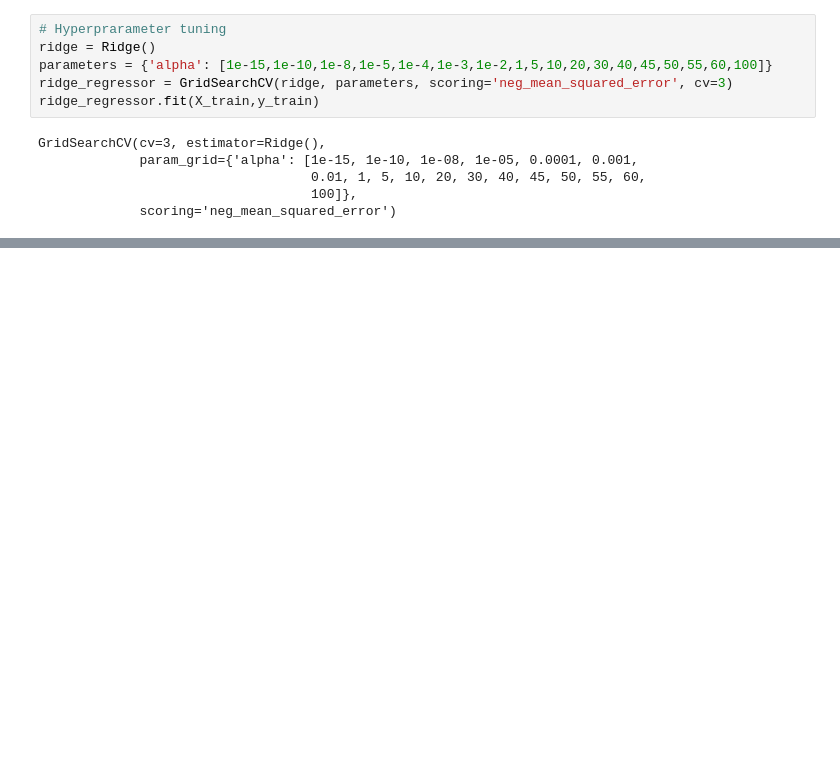
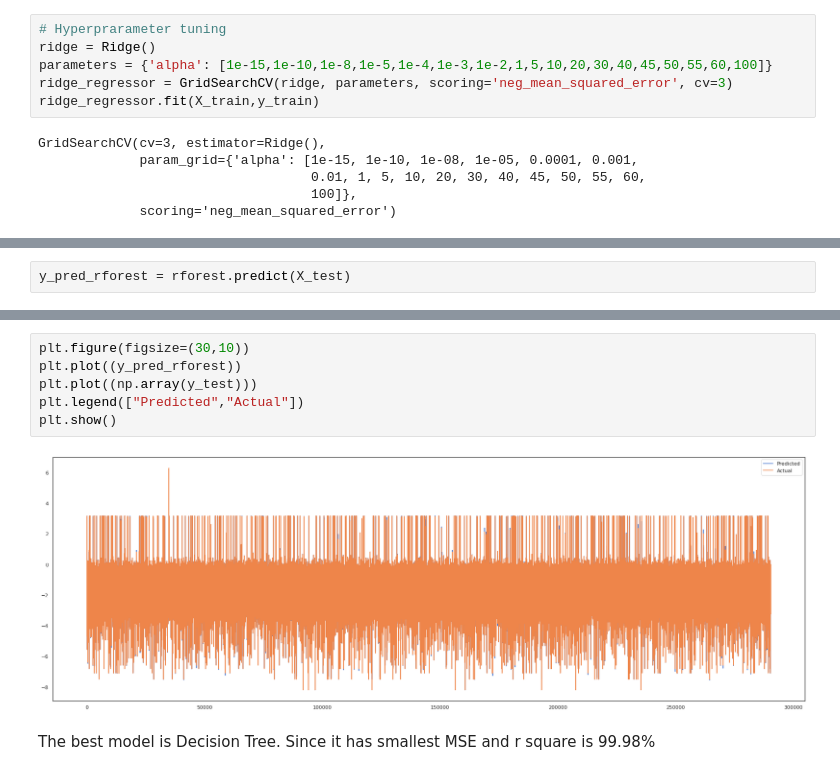
Before and after one commit to kiran2424/NYC-Taxi-Trip-Time-Prediction, a Jupyter notebook: NYC_Taxi_Trip_Time_Prediction_Capstone_Project.ipynb, the cells around one changed output, grey strips where cells are left out. Cells and saved outputs as stored; diff of their text form; blank space fills up the shorter version.

```diff
--- a/NYC_Taxi_Trip_Time_Prediction_Capstone_Project.ipynb
+++ b/NYC_Taxi_Trip_Time_Prediction_Capstone_Project.ipynb
@@ -977,0 +1021,2 @@ plt.show()
+# %%
+y_pred_rforest = rforest.predict(X_test)
@@ -977,0 +1038,10 @@ plt.show()
+# %%
+plt.figure(figsize=(30,10))
+plt.plot((y_pred_rforest))
+plt.plot((np.array(y_test)))
+plt.legend(["Predicted","Actual"])
+plt.show()
+# %% [output]
+[figure, added]
+# %% [markdown]
+The best model is Decision Tree. Since it has smallest MSE and r square is 99.98%
```
Also changed, not shown: parts of 41 cells of this notebook.
